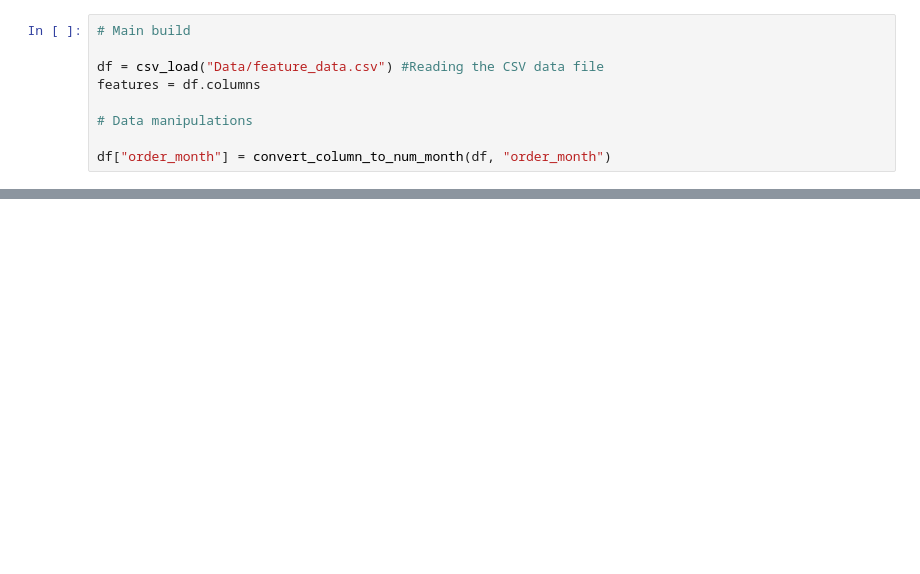
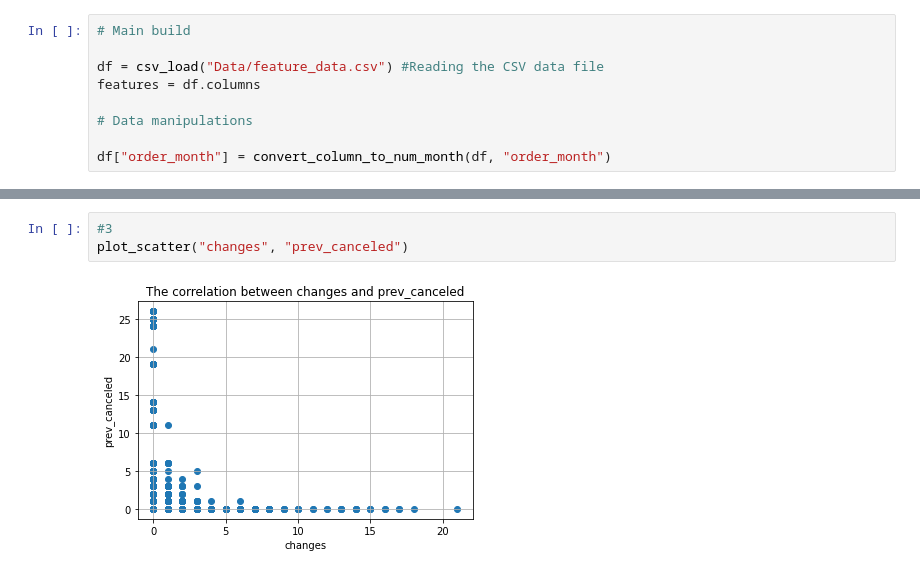
Before and after one commit to Guydada/Machine-Learning-Project---Guy-and-Tamar, a Jupyter notebook: Test.ipynb, the cells around one changed output, grey strips where cells are left out. Cells and saved outputs as stored; diff of their text form; blank space fills up the shorter version.

```diff
--- a/Test.ipynb
+++ b/Test.ipynb
@@ -91,0 +105,5 @@ plt.show()
+# %%
+#3
+plot_scatter("changes", "prev_canceled")
+# %% [output]
+[figure, added]
```
Also changed, not shown: parts of 9 cells of this notebook.
